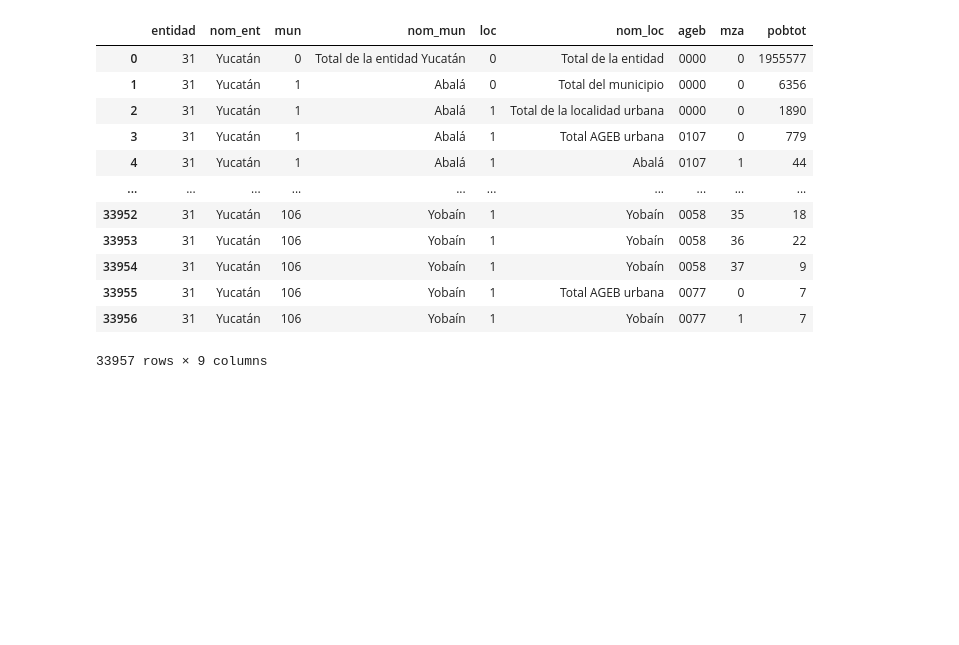
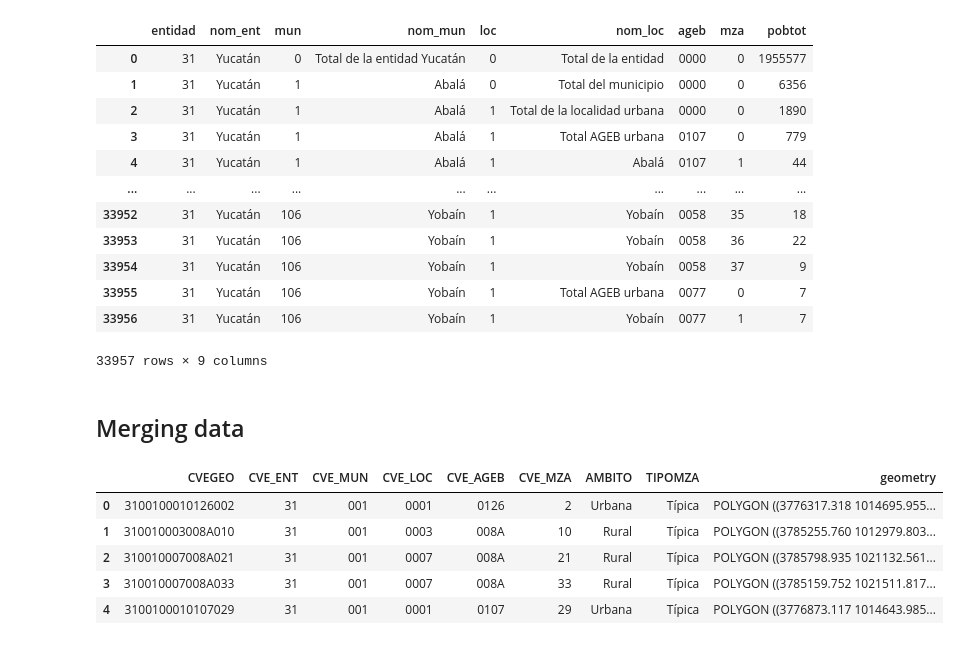
Before and after one commit to gperaza/road-network, a Jupyter notebook: notebooks/working with geodataframes.ipynb, the cells around one changed output. Drawn from its saved outputs; the diff is of its cells as text; code cells hidden in the pictures; blank space fills up the shorter version.

Commit message:
change data type from object to int of manzana column of yucatan_manzana df; rename columns of yucatan_censo

```diff
--- a/notebooks/working with geodataframes.ipynb
+++ b/notebooks/working with geodataframes.ipynb
@@ -268,3 +268,17 @@ yucatan_censo
 | 33955 | 31 | Yucatán | 106 | Yobaín | 1 | Total AGEB urbana | 0077 | 0 | 7 |
 | 33956 | 31 | Yucatán | 106 | Yobaín | 1 | Yobaín | 0077 | 1 | 7 |
 33957 rows × 9 columns
+# %% [markdown]
+## Merging data
+# %%
+#change data type from object to int so we can work with equalities when filtering data
+yucatan_manzana['CVE_MZA'] = yucatan_manzana['CVE_MZA'].astype('int')
+# %%
+yucatan_manzana.head()
+# %% [output]
+|  | CVEGEO | CVE_ENT | CVE_MUN | CVE_LOC | CVE_AGEB | CVE_MZA | AMBITO | TIPOMZA | geometry |
+| 0 | 3100100010126002 | 31 | 001 | 0001 | 0126 | 2 | Urbana | Típica | POLYGON ((3776317.318 1014695.955... |
+| 1 | 310010003008A010 | 31 | 001 | 0003 | 008A | 10 | Rural | Típica | POLYGON ((3785255.760 1012979.803... |
+| 2 | 310010007008A021 | 31 | 001 | 0007 | 008A | 21 | Rural | Típica | POLYGON ((3785798.935 1021132.561... |
+| 3 | 310010007008A033 | 31 | 001 | 0007 | 008A | 33 | Rural | Típica | POLYGON ((3785159.752 1021511.817... |
+| 4 | 3100100010107029 | 31 | 001 | 0001 | 0107 | 29 | Urbana | Típica | POLYGON ((3776873.117 1014643.985... |
```
Also changed, not shown: parts of 5 cells of this notebook.
